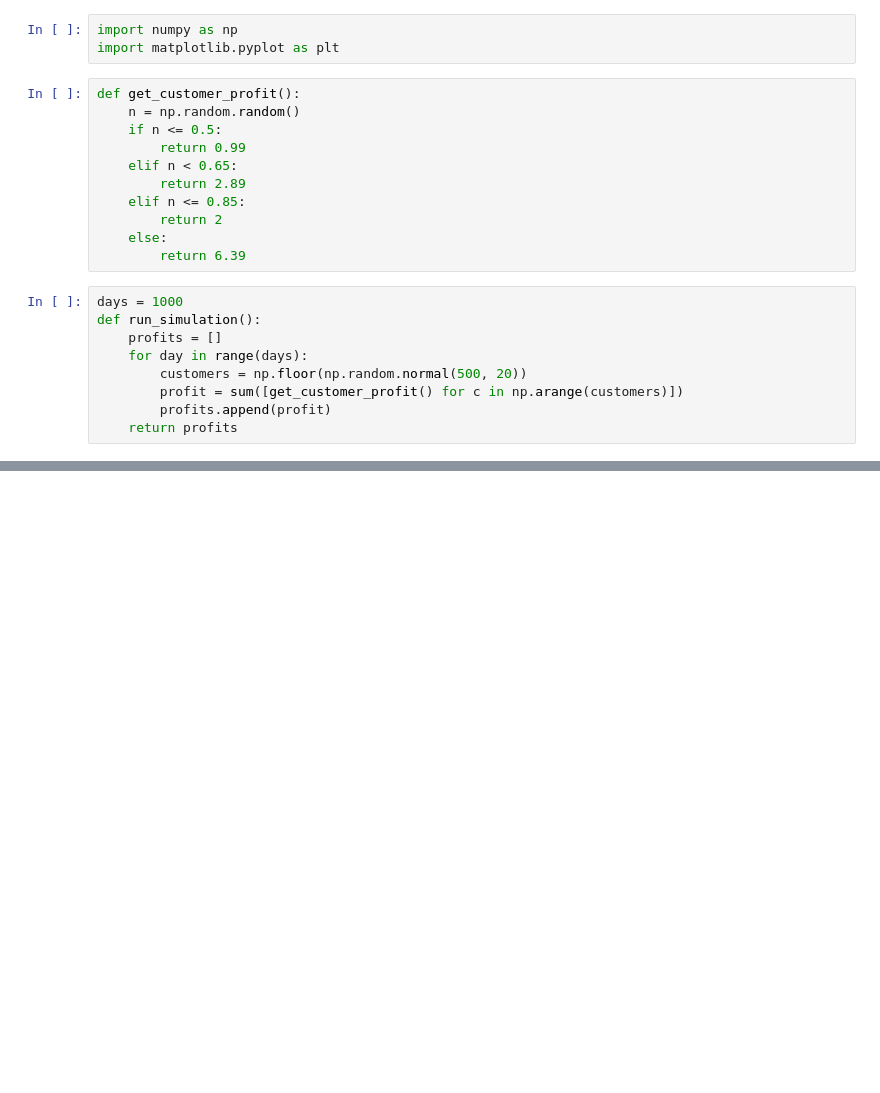
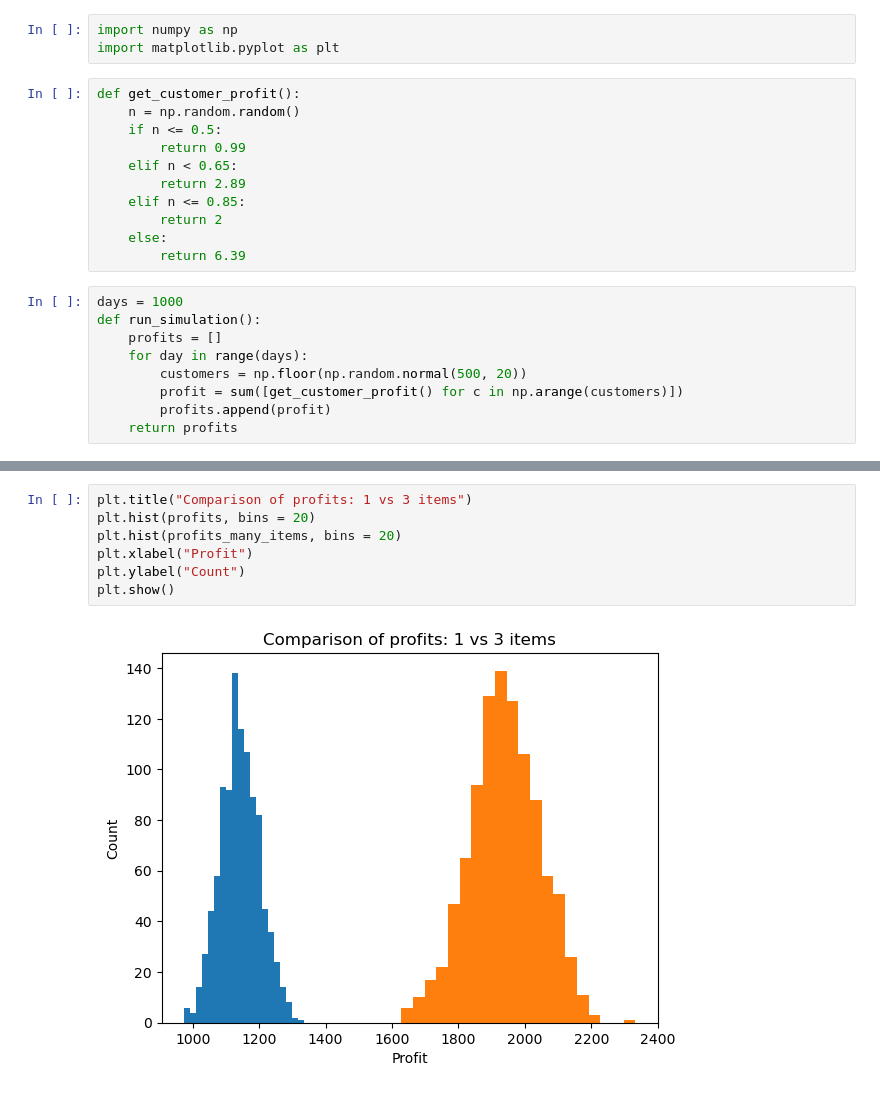
Before and after one commit to AtanasKaloyanov/Math-Concepts-For-Developers-SoftUni-Course, a Jupyter notebook: 6. Statistics/Exercise/04. Simulation.ipynb, the cells around one changed output, grey strips where cells are left out. Saved outputs shown, nothing was run; the diff lists cells and outputs as text; blank space fills up the shorter version.

```diff
--- a/6. Statistics/Exercise/04. Simulation.ipynb
+++ b/6. Statistics/Exercise/04. Simulation.ipynb
@@ -31,0 +62,9 @@ plt.show()
+# %%
+plt.title("Comparison of profits: 1 vs 3 items")
+plt.hist(profits, bins = 20)
+plt.hist(profits_many_items, bins = 20)
+plt.xlabel("Profit")
+plt.ylabel("Count")
+plt.show()
+# %% [output]
+[figure, added]
```
Also changed, not shown: parts of 4 cells of this notebook.
